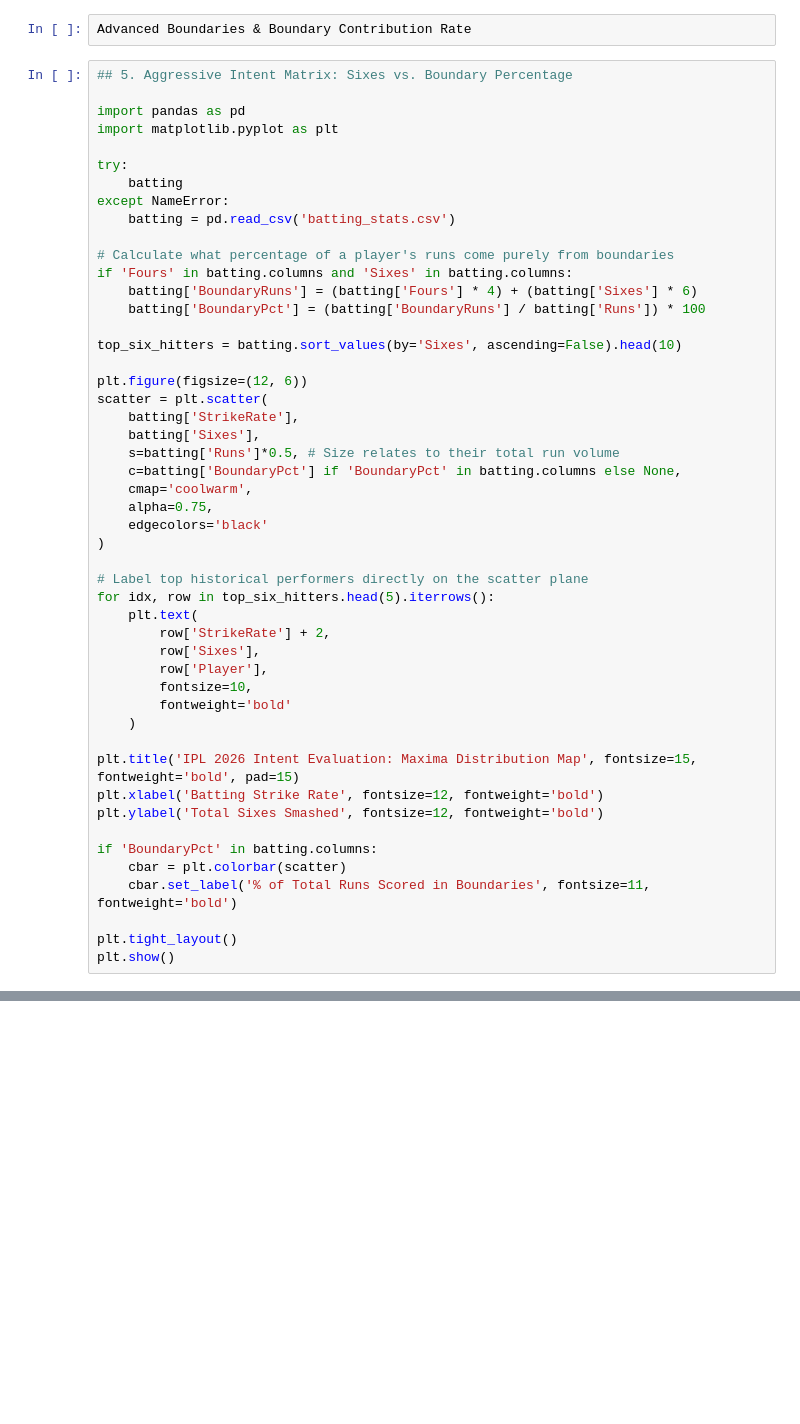
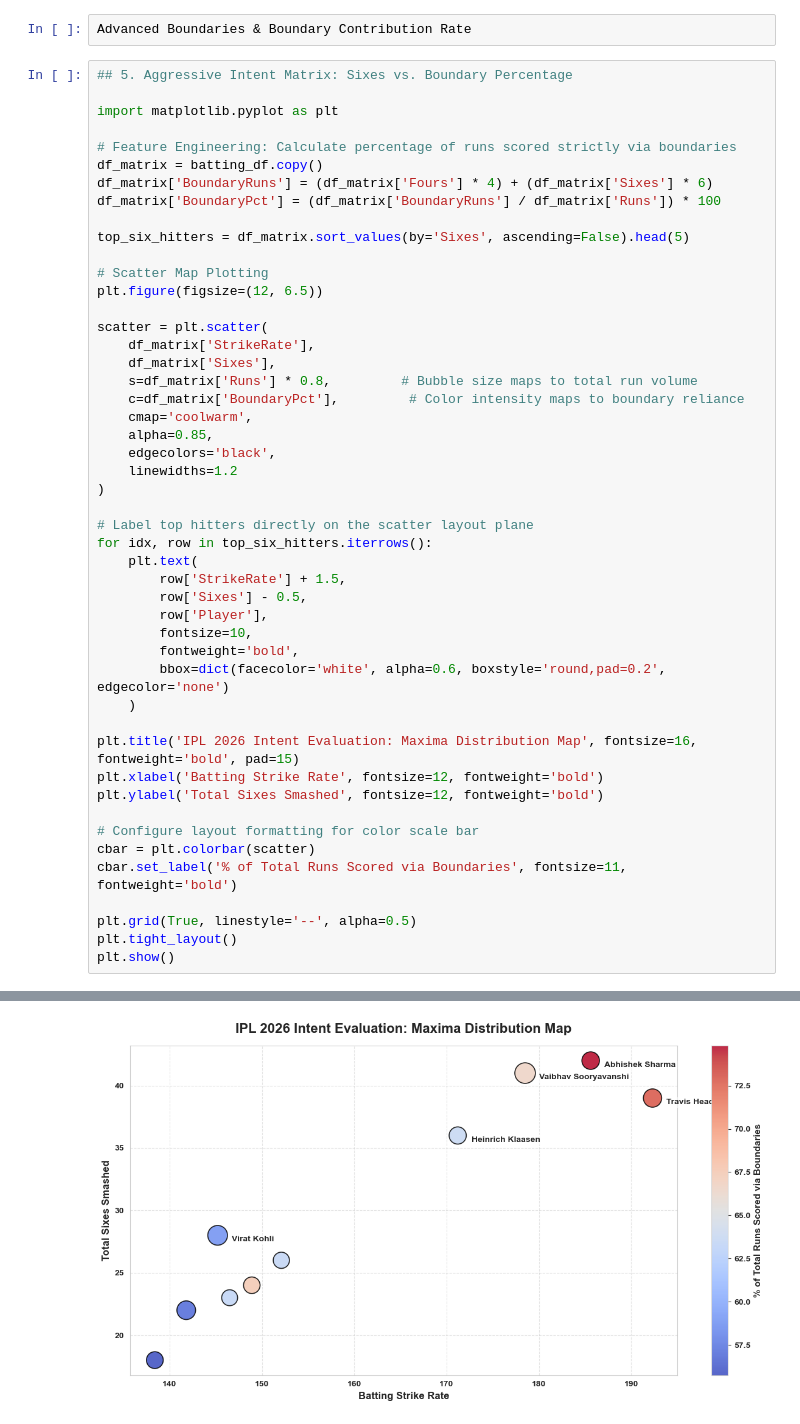
Before and after one commit to surajrawat11/DataScience, a Jupyter notebook: Projects/Untitled.ipynb, the cells around one changed output, grey strips where cells are left out. Drawn from its saved outputs; the diff is of its cells as text; blank space fills up the shorter version.

```diff
--- a/Projects/Untitled.ipynb
+++ b/Projects/Untitled.ipynb
@@ -170,50 +234,49 @@ Advanced Boundaries & Boundary Contribution Rate
 # %%
 ## 5. Aggressive Intent Matrix: Sixes vs. Boundary Percentage
 
-import pandas as pd
 import matplotlib.pyplot as plt
 
-try:
-    batting
-except NameError:
-    batting = pd.read_csv('batting_stats.csv')
+# Feature Engineering: Calculate percentage of runs scored strictly via boundaries
+df_matrix = batting_df.copy()
+df_matrix['BoundaryRuns'] = (df_matrix['Fours'] * 4) + (df_matrix['Sixes'] * 6)
+df_matrix['BoundaryPct'] = (df_matrix['BoundaryRuns'] / df_matrix['Runs']) * 100
 
-# Calculate what percentage of a player's runs come purely from boundaries
-if 'Fours' in batting.columns and 'Sixes' in batting.columns:
-    batting['BoundaryRuns'] = (batting['Fours'] * 4) + (batting['Sixes'] * 6)
-    batting['BoundaryPct'] = (batting['BoundaryRuns'] / batting['Runs']) * 100
+top_six_hitters = df_matrix.sort_values(by='Sixes', ascending=False).head(5)
 
-top_six_hitters = batting.sort_values(by='Sixes', ascending=False).head(10)
+# Scatter Map Plotting
+plt.figure(figsize=(12, 6.5))
 
-plt.figure(figsize=(12, 6))
 scatter = plt.scatter(
-    batting['StrikeRate'],
-    batting['Sixes'],
-    s=batting['Runs']*0.5, # Size relates to their total run volume
-    c=batting['BoundaryPct'] if 'BoundaryPct' in batting.columns else None,
+    df_matrix['StrikeRate'],
+    df_matrix['Sixes'],
+    s=df_matrix['Runs'] * 0.8,         # Bubble size maps to total run volume
+    c=df_matrix['BoundaryPct'],         # Color intensity maps to boundary reliance
     cmap='coolwarm',
-    alpha=0.75,
-    edgecolors='black'
+    alpha=0.85,
+    edgecolors='black',
+    linewidths=1.2
 )
 
-# Label top historical performers directly on the scatter plane
-for idx, row in top_six_hitters.head(5).iterrows():
+# Label top hitters directly on the scatter layout plane
+for idx, row in top_six_hitters.iterrows():
     plt.text(
-        row['StrikeRate'] + 2,
-        row['Sixes'],
+        row['StrikeRate'] + 1.5,
+        row['Sixes'] - 0.5,
         row['Player'],
         fontsize=10,
-        fontweight='bold'
+        fontweight='bold',
+        bbox=dict(facecolor='white', alpha=0.6, boxstyle='round,pad=0.2', edgecolor='none')
     )
 
-plt.title('IPL 2026 Intent Evaluation: Maxima Distribution Map', fontsize=15, fontweight='bold', pad=15)
+plt.title('IPL 2026 Intent Evaluation: Maxima Distribution Map', fontsize=16, fontweight='bold', pad=15)
 plt.xlabel('Batting Strike Rate', fontsize=12, fontweight='bold')
 plt.ylabel('Total Sixes Smashed', fontsize=12, fontweight='bold')
 
-if 'BoundaryPct' in batting.columns:
-    cbar = plt.colorbar(scatter)
-    cbar.set_label('% of Total Runs Scored in Boundaries', fontsize=11, fontweight='bold')
+# Configure layout formatting for color scale bar
+cbar = plt.colorbar(scatter)
+cbar.set_label('% of Total Runs Scored via Boundaries', fontsize=11, fontweight='bold')
 
+plt.grid(True, linestyle='--', alpha=0.5)
 plt.tight_layout()
 plt.show()
 # %% [output]
@@ -220,0 +283 @@ FileNotFoundError: [Errno 2] No such file or directory: 'batting_stats.csv'
+[figure, added]
```
Also changed, not shown: parts of 5 cells of this notebook.
